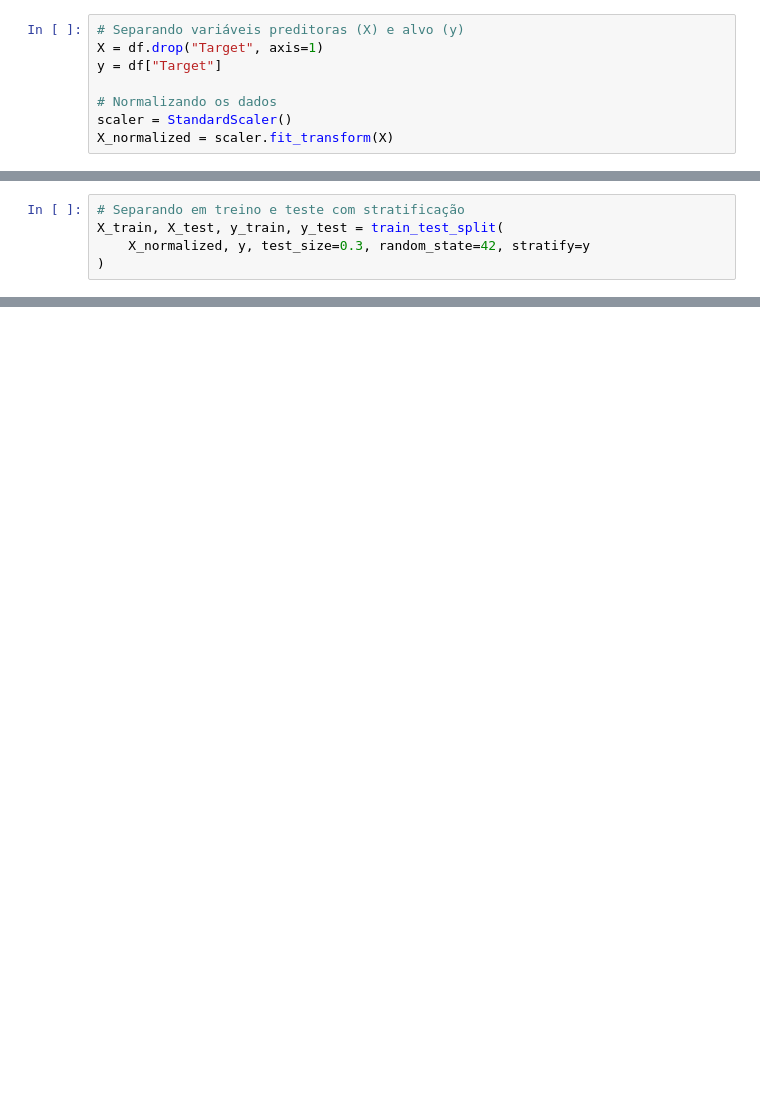
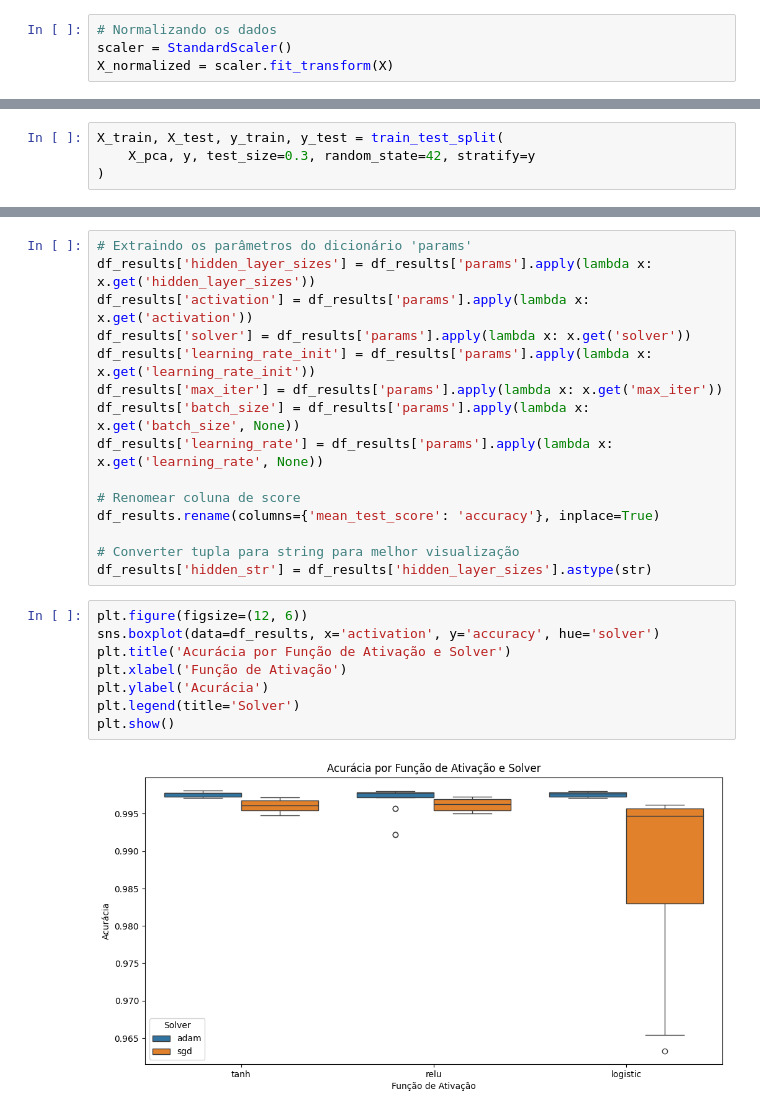
Before and after one commit to melseleghin/rede_neural, a Jupyter notebook: MLP.ipynb, the cells around one changed output, grey strips where cells are left out. Drawn from its saved outputs; the diff is of its cells as text; blank space fills up the shorter version.

Commit message:
melhorando codigos

```diff
--- a/MLP.ipynb
+++ b/MLP.ipynb
@@ -32,8 +18,4 @@ Name: count, dtype: int64
 # %%
-# Separando variáveis preditoras (X) e alvo (y)
-X = df.drop("Target", axis=1)
-y = df["Target"]
-
 # Normalizando os dados
 scaler = StandardScaler()
 X_normalized = scaler.fit_transform(X)
@@ -40,5 +46,4 @@ X_normalized = scaler.fit_transform(X)
 # %%
-# Separando em treino e teste com stratificação
 X_train, X_test, y_train, y_test = train_test_split(
-    X_normalized, y, test_size=0.3, random_state=42, stratify=y
+    X_pca, y, test_size=0.3, random_state=42, stratify=y
 )
@@ -124,0 +125,25 @@ plt.show()
+# %%
+# Extraindo os parâmetros do dicionário 'params'
+df_results['hidden_layer_sizes'] = df_results['params'].apply(lambda x: x.get('hidden_layer_sizes'))
+df_results['activation'] = df_results['params'].apply(lambda x: x.get('activation'))
+df_results['solver'] = df_results['params'].apply(lambda x: x.get('solver'))
+df_results['learning_rate_init'] = df_results['params'].apply(lambda x: x.get('learning_rate_init'))
+df_results['max_iter'] = df_results['params'].apply(lambda x: x.get('max_iter'))
+df_results['batch_size'] = df_results['params'].apply(lambda x: x.get('batch_size', None))
+df_results['learning_rate'] = df_results['params'].apply(lambda x: x.get('learning_rate', None))
+
+# Renomear coluna de score
+df_results.rename(columns={'mean_test_score': 'accuracy'}, inplace=True)
+
+# Converter tupla para string para melhor visualização
+df_results['hidden_str'] = df_results['hidden_layer_sizes'].astype(str)
+# %%
+plt.figure(figsize=(12, 6))
+sns.boxplot(data=df_results, x='activation', y='accuracy', hue='solver')
+plt.title('Acurácia por Função de Ativação e Solver')
+plt.xlabel('Função de Ativação')
+plt.ylabel('Acurácia')
+plt.legend(title='Solver')
+plt.show()
+# %% [output]
+[figure, added]
```
Also changed, not shown: parts of 14 cells of this notebook, 2 other files.
